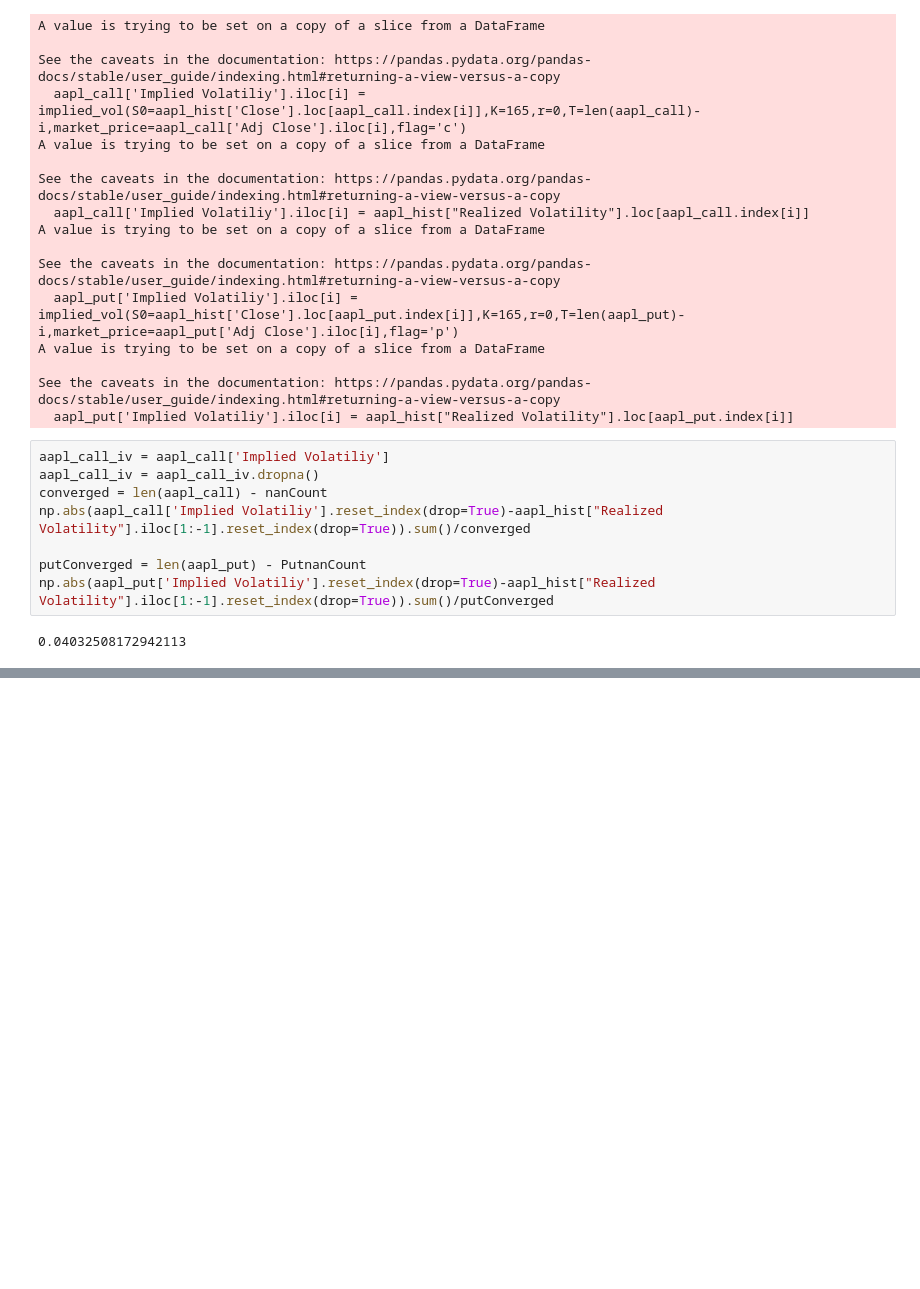
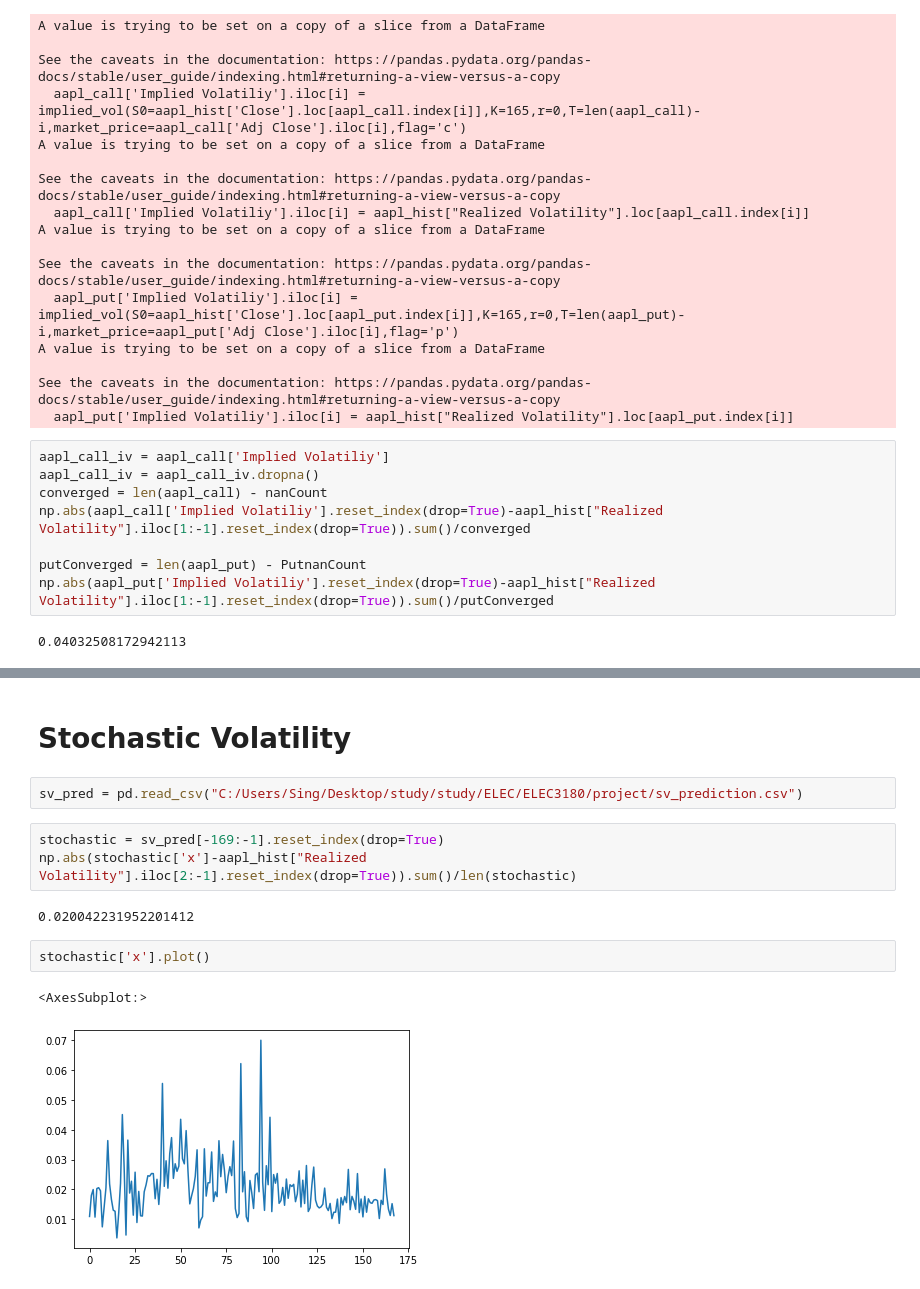
Before and after one commit to jaysoncheungcx/ELEC3180-Project, a Jupyter notebook: scripts/main_work.ipynb, the cells around one changed output, grey strips where cells are left out. Drawn from its saved outputs; the diff is of its cells as text; blank space fills up the shorter version.

```diff
--- a/scripts/main_work.ipynb
+++ b/scripts/main_work.ipynb
@@ -368,0 +292,14 @@ plt.show()
+# %% [markdown]
+# Stochastic Volatility
+# %%
+sv_pred = pd.read_csv("C:/Users/Sing/Desktop/study/study/ELEC/ELEC3180/project/sv_prediction.csv")
+# %%
+stochastic = sv_pred[-169:-1].reset_index(drop=True)
+np.abs(stochastic['x']-aapl_hist["Realized Volatility"].iloc[2:-1].reset_index(drop=True)).sum()/len(stochastic)
+# %% [output]
+0.020042231952201412
+# %%
+stochastic['x'].plot()
+# %% [output]
+<AxesSubplot:>
+[figure, added]
```
Also changed, not shown: parts of 4 cells of this notebook.
